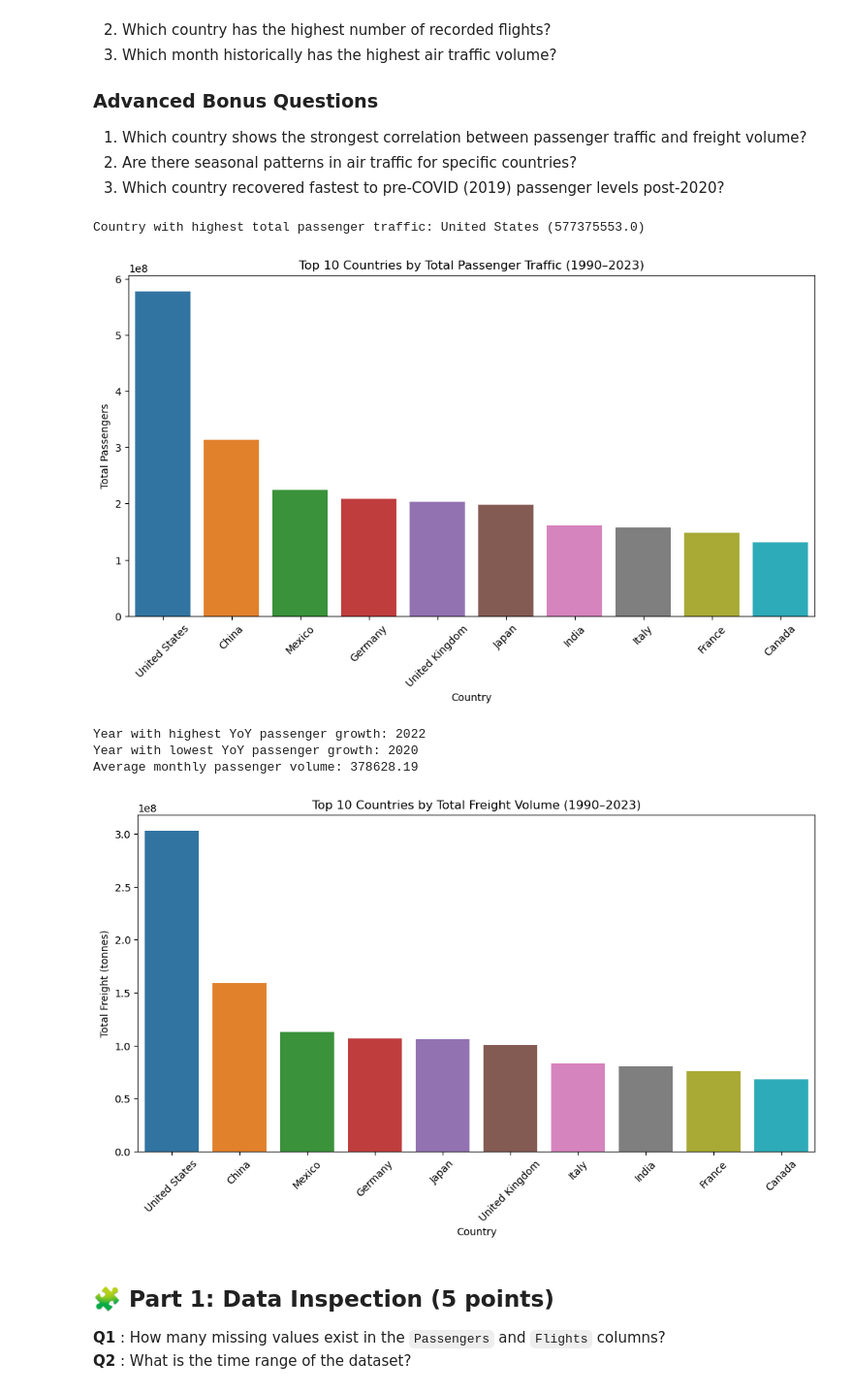
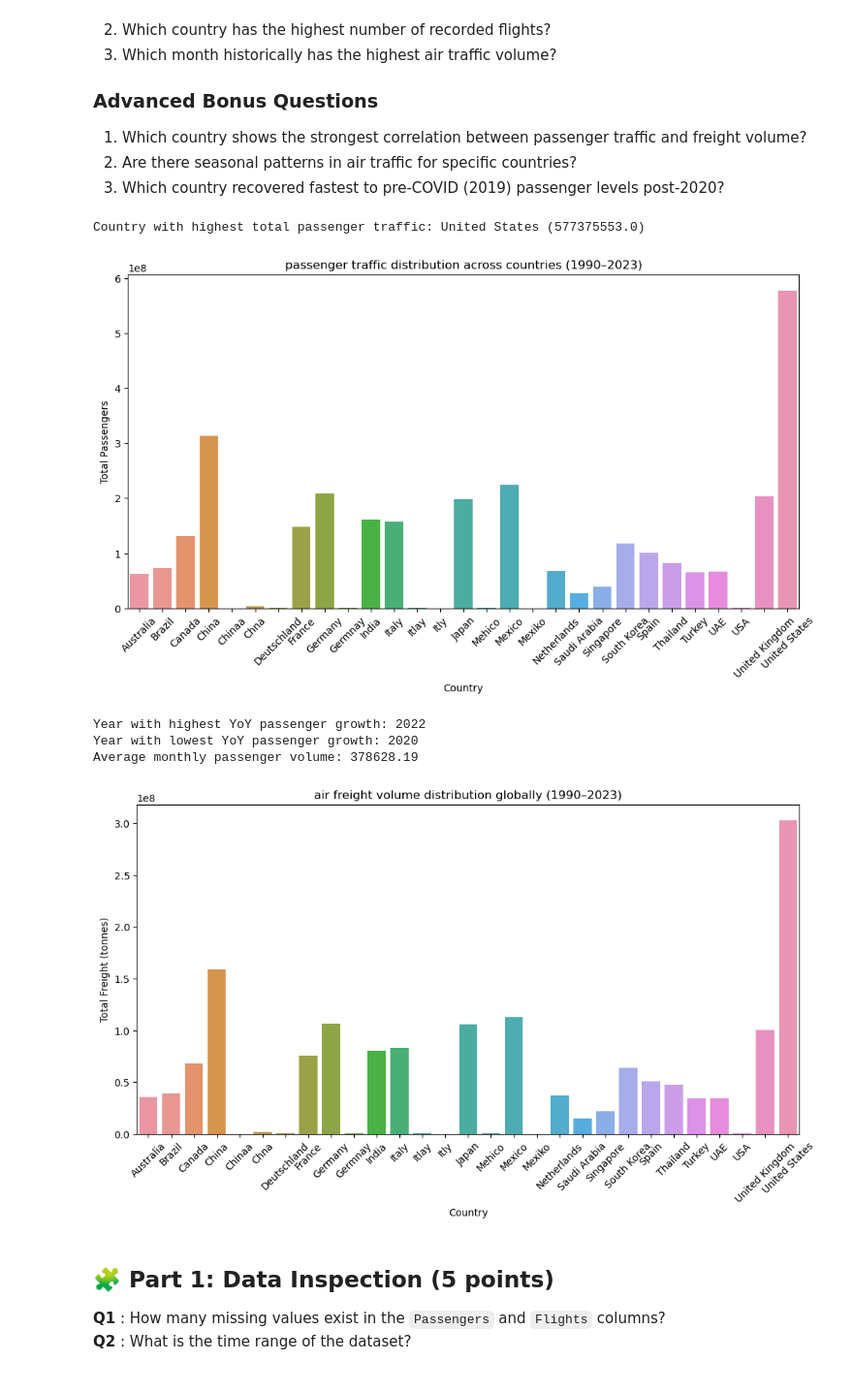
Before and after one commit to WRH-05/RobAI2, a Jupyter notebook: challenges/code/challenge-robai-1.ipynb, the cells around one changed output. Shown at 97% size. Saved outputs shown, nothing was run; the diff lists cells and outputs as text; code cells hidden in the pictures.

```diff
--- a/challenges/code/challenge-robai-1.ipynb
+++ b/challenges/code/challenge-robai-1.ipynb
@@ -79,43 +49,43 @@ highest_passenger_country = total_passengers_by_country.idxmax()
 highest_passenger_traffic = total_passengers_by_country.max()
 print(f"Country with highest total passenger traffic: {highest_passenger_country} ({highest_passenger_traffic})")
 
 # 2. passenger traffic distribution across countries
 plt.figure(figsize=(12, 6))
-sns.barplot(x=total_passengers_by_country.nlargest(10).index, y=total_passengers_by_country.nlargest(10).values)
-plt.title("Top 10 Countries by Total Passenger Traffic (1990–2023)")
+sns.barplot(x=total_passengers_by_country.index, y=total_passengers_by_country.values)
+plt.title("passenger traffic distribution across countries (1990–2023)")
 plt.ylabel("Total Passengers")
 plt.xlabel("Country")
 plt.xticks(rotation=45)
 plt.show()
 
 # 3. year witht the highest and lowest year-over-year (YoY) passenger growth
 a['Total_Passengers_Per_Year'] = a.groupby('Year')['Passengers'].transform('sum')
 a['YoY_Growth'] = a['Total_Passengers_Per_Year'].pct_change() * 100
 highest_growth_year = a.loc[a['YoY_Growth'].idxmax(), 'Year']
 lowest_growth_year = a.loc[a['YoY_Growth'].idxmin(), 'Year']
 print(f"Year with highest YoY passenger growth: {highest_growth_year}")
 print(f"Year with lowest YoY passenger growth: {lowest_growth_year}")
 
 # 4. average monthly passenger volume across all years
 average_monthly_passenger_volume = a['Passengers'].mean()
 print(f"Average monthly passenger volume: {average_monthly_passenger_volume:.2f}")
 
 # 5. air freight volume distribution globally
-total_freight_by_country = a.groupby('Country')['Freight'].sum()
+total_freight_by_country = a.groupby('Country')['Freight (tonnes)'].sum()
 plt.figure(figsize=(12, 6))
-sns.barplot(x=total_freight_by_country.nlargest(10).index, y=total_freight_by_country.nlargest(10).values)
-plt.title("Top 10 Countries by Total Freight Volume (1990–2023)")
+sns.barplot(x=total_freight_by_country.index, y=total_freight_by_country.values)
+plt.title("air freight volume distribution globally (1990–2023)")
 plt.ylabel("Total Freight (tonnes)")
 plt.xlabel("Country")
 plt.xticks(rotation=45)
 plt.show()
 # %% [output]
 Country with highest total passenger traffic: United States (577375553.0)
-[figure, old version]
+[figure, new version]
 Year with highest YoY passenger growth: 2022
 Year with lowest YoY passenger growth: 2020
 Average monthly passenger volume: 378628.19
-[figure, old version]
+[figure, new version]
 # %% [markdown]
  ## 🧩 Part 1: Data Inspection (5 points)
  **Q1** : How many missing values exist in the `Passengers` and `Flights` columns?
```
Also changed, not shown: parts of 3 cells of this notebook, 1 other file.
